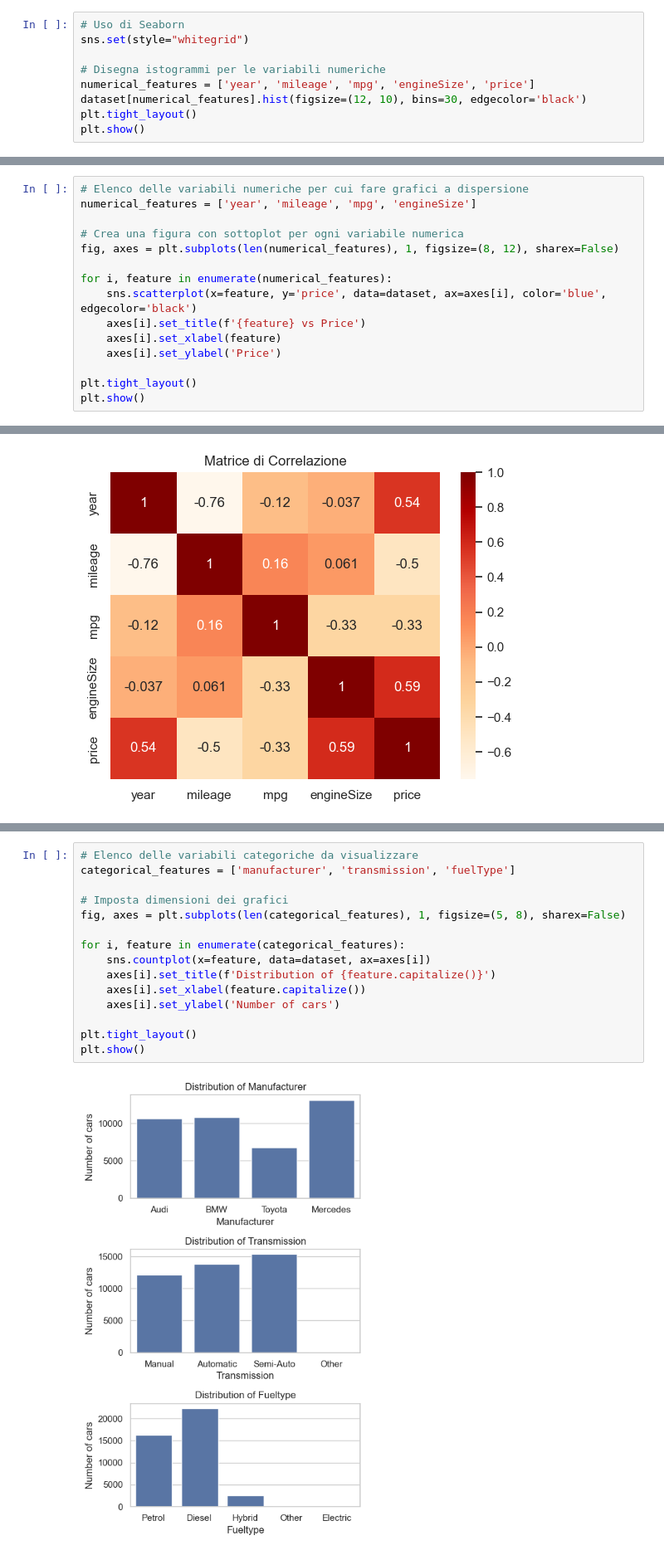
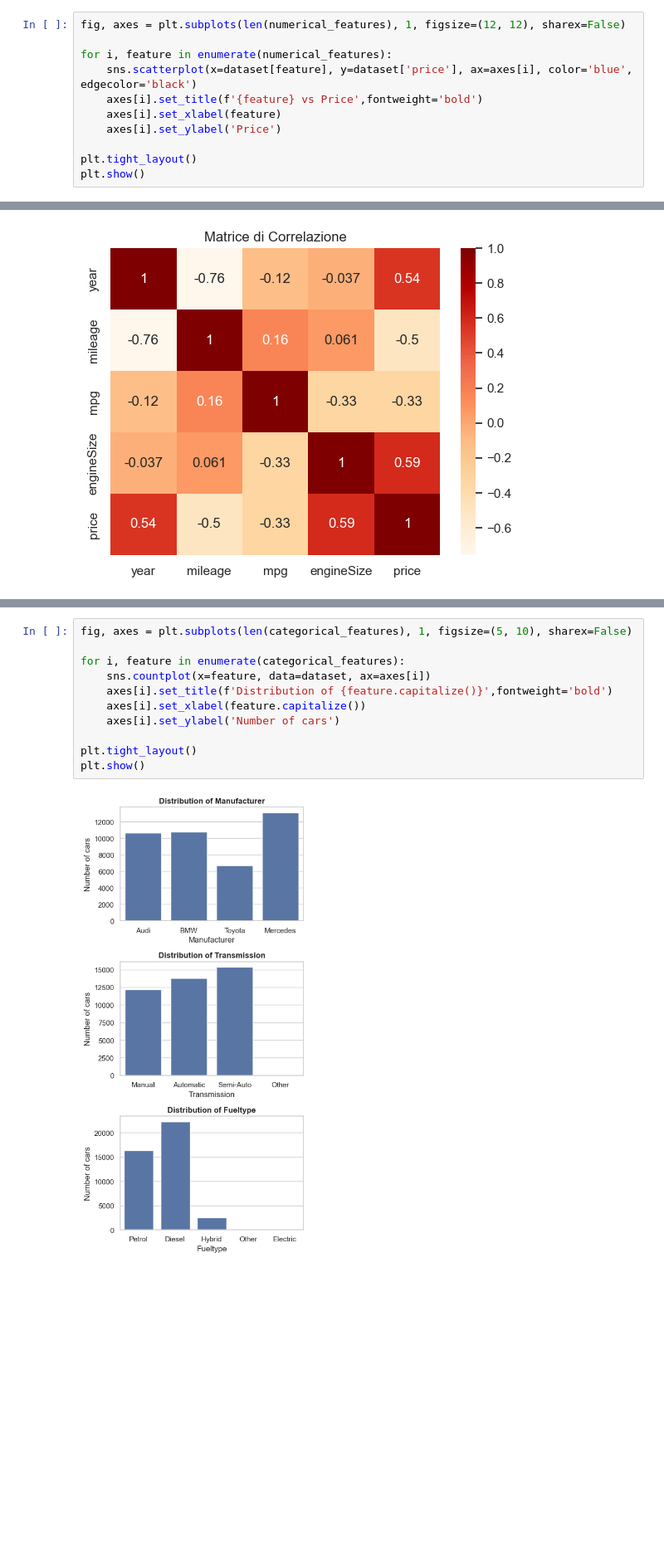
Before and after one commit to simonefesta/Car_Price_Prediction_ML, a Jupyter notebook: project.ipynb, the cells around one changed output, grey strips where cells are left out. Shown at 83% size. Cells and saved outputs as stored; diff of their text form; blank space fills up the shorter version.

```diff
--- a/project.ipynb
+++ b/project.ipynb
@@ -86,10 +113,12 @@ memory usage: 2.8+ MB
 # %%
-# Uso di Seaborn
-sns.set(style="whitegrid")
+fig, axes = plt.subplots(len(numerical_features), 1, figsize=(12, 12), sharex=False)
 
-# Disegna istogrammi per le variabili numeriche
-numerical_features = ['year', 'mileage', 'mpg', 'engineSize', 'price']
-dataset[numerical_features].hist(figsize=(12, 10), bins=30, edgecolor='black')
+for i, feature in enumerate(numerical_features):
+    sns.scatterplot(x=dataset[feature], y=dataset['price'], ax=axes[i], color='blue', edgecolor='black')
+    axes[i].set_title(f'{feature} vs Price',fontweight='bold')
+    axes[i].set_xlabel(feature)
+    axes[i].set_ylabel('Price')
+
 plt.tight_layout()
 plt.show()
 # %% [output]
@@ -99,15 +125,0 @@ Osservazione: E' possibile notare come le varie distribuzioni presentino forme a
-# %%
-# Elenco delle variabili numeriche per cui fare grafici a dispersione
-numerical_features = ['year', 'mileage', 'mpg', 'engineSize']
-
-# Crea una figura con sottoplot per ogni variabile numerica
-fig, axes = plt.subplots(len(numerical_features), 1, figsize=(8, 12), sharex=False)
-
-for i, feature in enumerate(numerical_features):
-    sns.scatterplot(x=feature, y='price', data=dataset, ax=axes[i], color='blue', edgecolor='black')
-    axes[i].set_title(f'{feature} vs Price')
-    axes[i].set_xlabel(feature)
-    axes[i].set_ylabel('Price')
-
-plt.tight_layout()
-plt.show()
@@ -141,17 +158,13 @@ plt.show()
 # %%
-# Elenco delle variabili categoriche da visualizzare
-categorical_features = ['manufacturer', 'transmission', 'fuelType']
-
-# Imposta dimensioni dei grafici
-fig, axes = plt.subplots(len(categorical_features), 1, figsize=(5, 8), sharex=False)
+fig, axes = plt.subplots(len(categorical_features), 1, figsize=(5, 10), sharex=False)
 
 for i, feature in enumerate(categorical_features):
     sns.countplot(x=feature, data=dataset, ax=axes[i])
-    axes[i].set_title(f'Distribution of {feature.capitalize()}')
+    axes[i].set_title(f'Distribution of {feature.capitalize()}',fontweight='bold')
     axes[i].set_xlabel(feature.capitalize())
     axes[i].set_ylabel('Number of cars')
 
 plt.tight_layout()
 plt.show()
 # %% [output]
-[figure, old version]
+[figure, new version]
```
Also changed, not shown: parts of 57 cells of this notebook, 46 other files.
